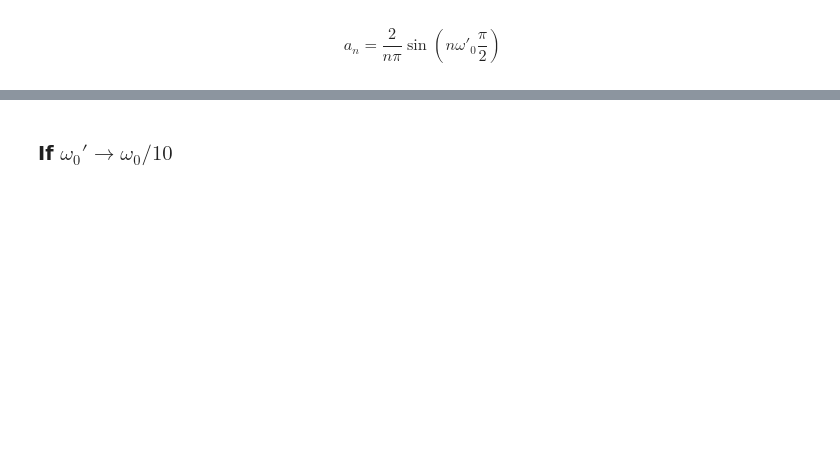
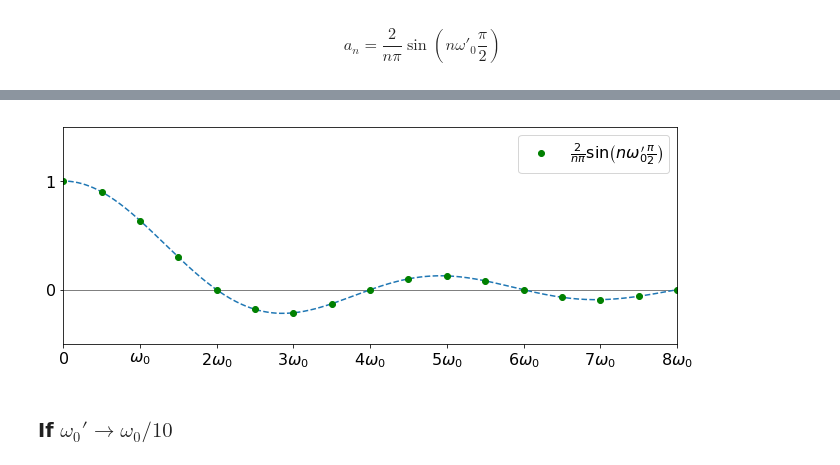
Before and after one commit to UChicagoPhysics/PHYS250, a Jupyter notebook: Examples/Fourier-Series.ipynb, the cells around one changed output, grey strips where cells are left out. Cells and saved outputs as stored; diff of their text form; code cells hidden in the pictures; blank space fills up the shorter version.

```diff
--- a/Examples/Fourier-Series.ipynb
+++ b/Examples/Fourier-Series.ipynb
@@ -149,18 +165,20 @@ $$
 # %%
 plt.axhline(0, color='gray', lw=1)
 plt.plot(x, 2/(x*pi) * np.sin(x * pi/2), '--')
 nprime = np.arange(0.5, 10, 0.5)
 an2 = [2/(n*pi) * np.sin(n * pi/2) for n in nprime]
 plt.plot(0, 1, 'go')
 plt.plot(nprime, an2, 'go', label=r"$\frac{2}{n\pi}\sin \left( n\omega_0' \frac{\pi}{2} \right)$")
 plt.yticks([-1, 0, 1, 2], ['$-1$', '$0$', '$1$', '$2$'])
 plt.xticks(list(range(9)),
           ['$0$', '$\omega_0$', '$2\omega_0$', '$3\omega_0$', '$4\omega_0$',
            '$5\omega_0$', '$6\omega_0$', '$7\omega_0$', '$8\omega_0$'])
 plt.xlim(0, 8)
 plt.ylim(-0.5, 1.5)
-plt.legend(fontsize=16, fancybox=True, framealpha=0.3, loc='best')
+plt.legend(fontsize=16, fancybox=True, loc='best')
 plt.show()
+# %% [output]
+[figure, added]
 # %% [markdown]
 ### If $\omega_0' \rightarrow \omega_0/10$
 # %%
```
Also changed, not shown: parts of 15 cells of this notebook.
